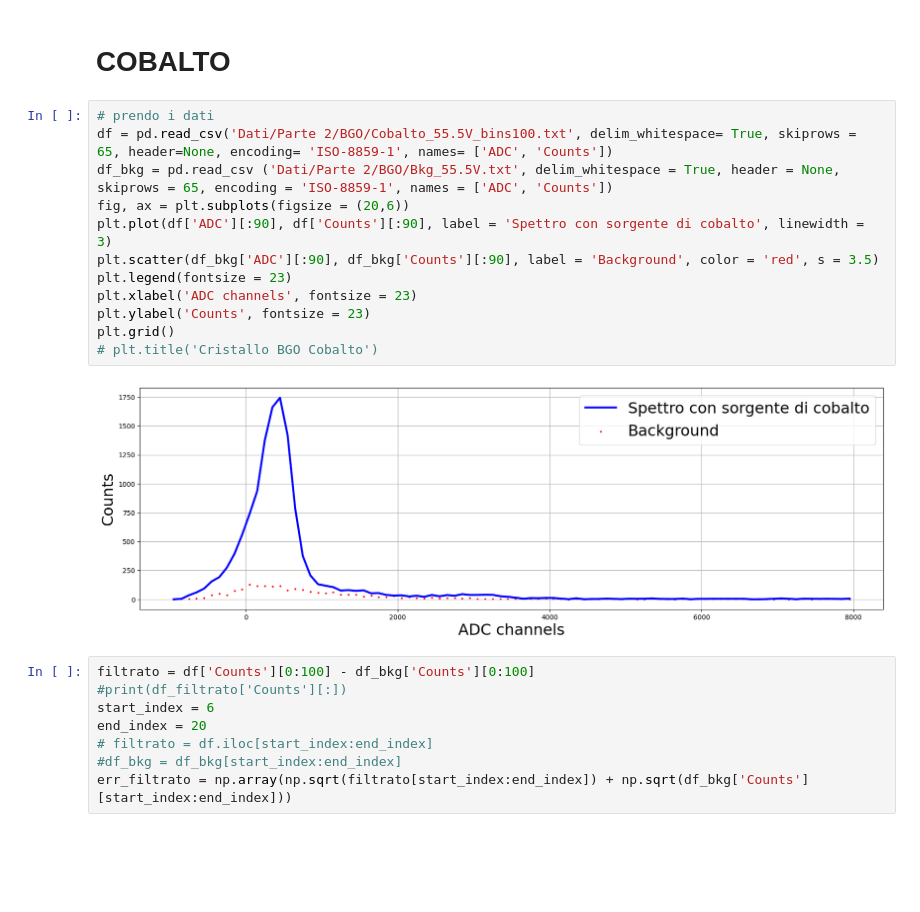
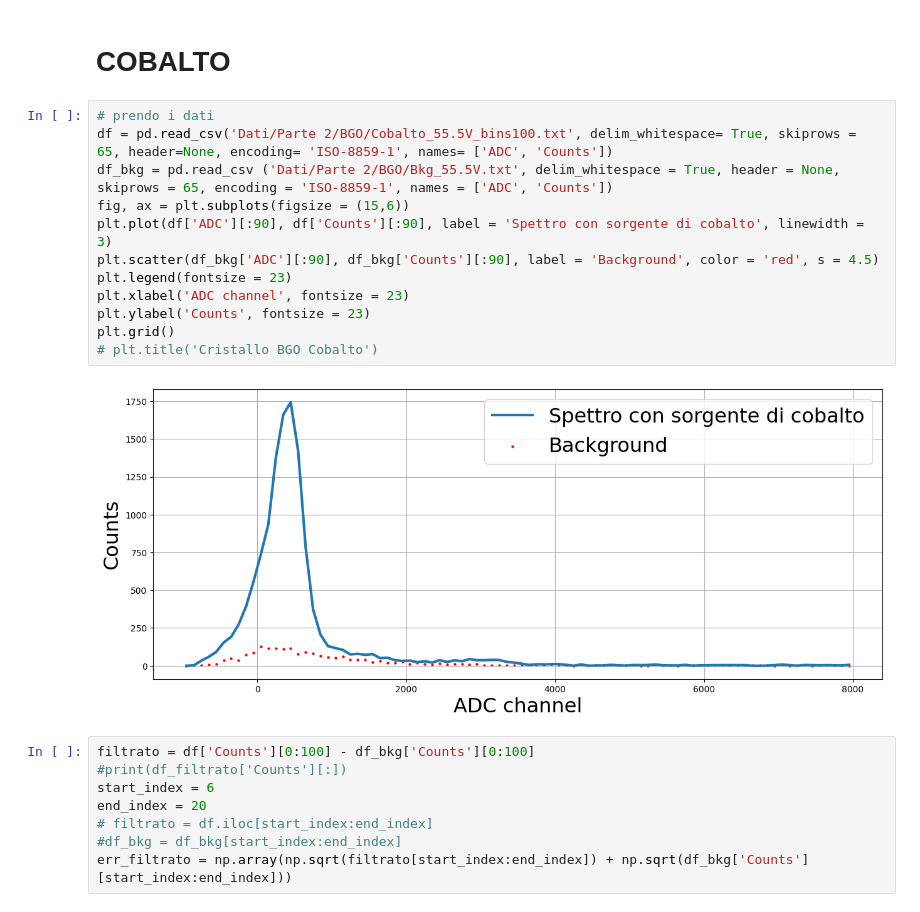
Before and after one commit to Pavar0tty/Laboratorio_SiPM, a Jupyter notebook: Analisi/Parte 2/BGO_analisi.ipynb, the cells around one changed output. Cells and saved outputs as stored; diff of their text form; blank space fills up the shorter version.

```diff
--- a/Analisi/Parte 2/BGO_analisi.ipynb
+++ b/Analisi/Parte 2/BGO_analisi.ipynb
@@ -135,17 +135,17 @@ risol_na_2 = 2.355 * vals[1]/vals[0]
 # %%
 # prendo i dati
 df = pd.read_csv('Dati/Parte 2/BGO/Cobalto_55.5V_bins100.txt', delim_whitespace= True, skiprows = 65, header=None, encoding= 'ISO-8859-1', names= ['ADC', 'Counts'])
 df_bkg = pd.read_csv ('Dati/Parte 2/BGO/Bkg_55.5V.txt', delim_whitespace = True, header = None, skiprows = 65, encoding = 'ISO-8859-1', names = ['ADC', 'Counts'])
-fig, ax = plt.subplots(figsize = (20,6))
+fig, ax = plt.subplots(figsize = (15,6))
 plt.plot(df['ADC'][:90], df['Counts'][:90], label = 'Spettro con sorgente di cobalto', linewidth = 3)
-plt.scatter(df_bkg['ADC'][:90], df_bkg['Counts'][:90], label = 'Background', color = 'red', s = 3.5)
+plt.scatter(df_bkg['ADC'][:90], df_bkg['Counts'][:90], label = 'Background', color = 'red', s = 4.5)
 plt.legend(fontsize = 23)
-plt.xlabel('ADC channels', fontsize = 23)
+plt.xlabel('ADC channel', fontsize = 23)
 plt.ylabel('Counts', fontsize = 23)
 plt.grid()
 # plt.title('Cristallo BGO Cobalto')
 # %% [output]
-[figure, old version]
+[figure, new version]
 # %%
 filtrato = df['Counts'][0:100] - df_bkg['Counts'][0:100]
 #print(df_filtrato['Counts'][:])
```
Also changed, not shown: parts of 2 cells of this notebook, 5 other files.
